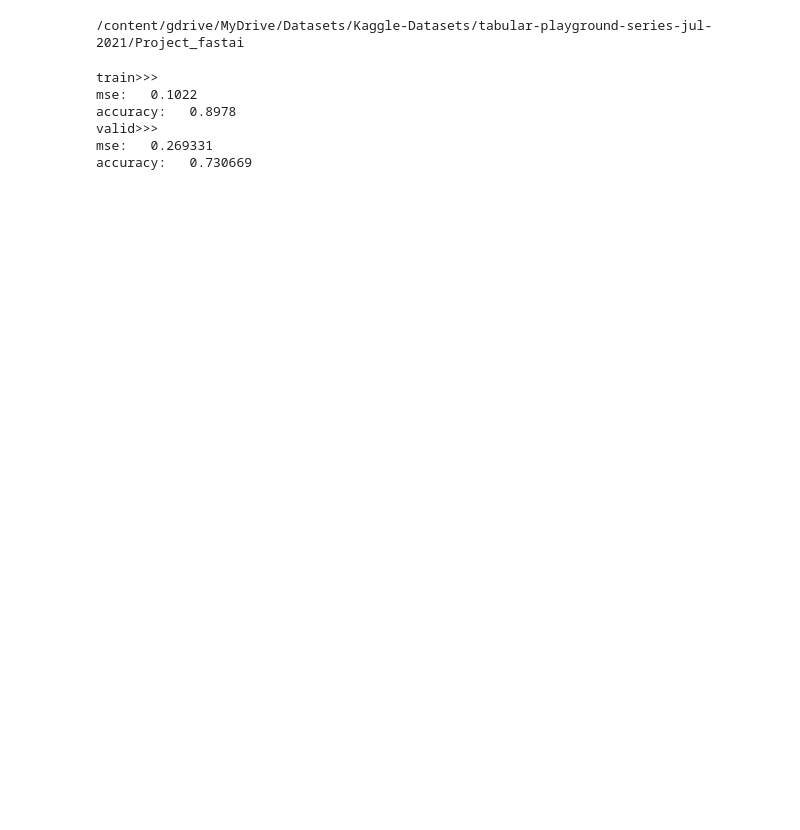
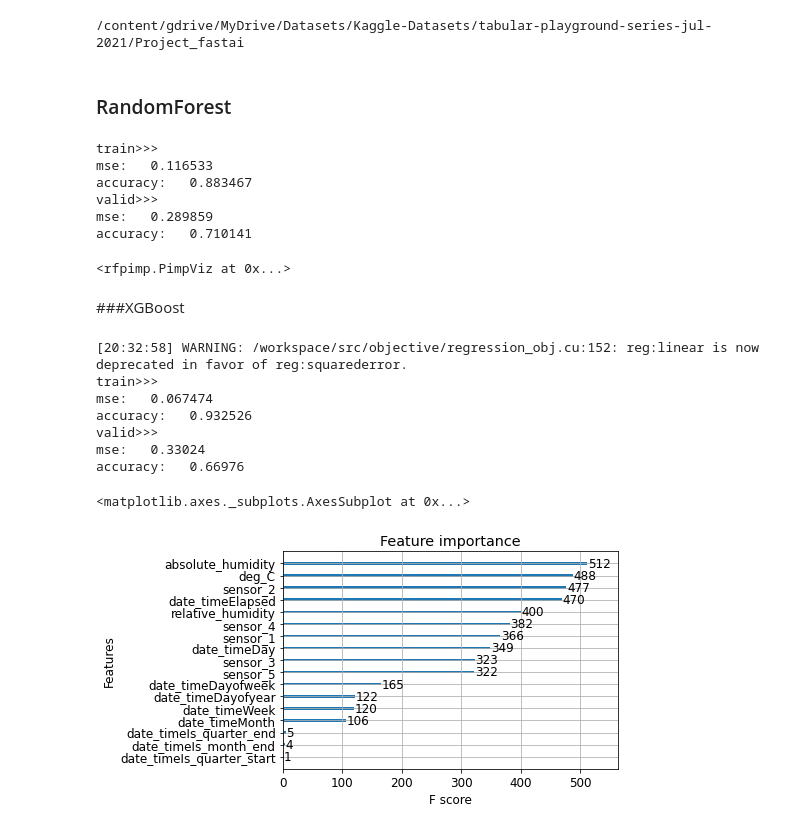
Before and after one commit to somayehpakdel/predicting_air_pollution_measurements, a Jupyter notebook: predicting_air_pollution_measurements.ipynb, the cells around one changed output. Drawn from its saved outputs; the diff is of its cells as text; code cells hidden in the pictures; blank space fills up the shorter version.

Commit message:
Adding three model

```diff
--- a/predicting_air_pollution_measurements.ipynb
+++ b/predicting_air_pollution_measurements.ipynb
@@ -146,7 +114,0 @@ splits=(list(train_idx),list(valid_idx))
-# %%
-dep_var='target_carbon_monoxide'
-cont,cat = cont_cat_split(df,1,dep_var=dep_var)
-print('continuouse',cont)
-print('categorical',cat)
-procs=[Categorify,FillMissing]
-to=TabularPandas(df,procs,cat,cont,y_names=dep_var,splits=splits)
@@ -190,3 +116,0 @@ save_pickle('/content/drive/MyDrive/Datasets/Kaggle-Datasets/tabular-playground-
-# %%
-path_to='/content/drive/MyDrive/Datasets/Kaggle-Datasets/tabular-playground-series-jul-2021/Project_fastai/to1.pkl'
-to=load_pickle(path_to)
@@ -439,2 +116,0 @@ cont,cat = cont_cat_split(df, 1, dep_var=dep_var)
-# %%
-to=TabularPandas(df,procs,cat,cont,splits=splits,y_block=RegressionBlock(),y_names=dep_var)
@@ -511,11 +116,0 @@ Index(['deg_C', 'relative_humidity', 'absolute_humidity', 'sensor_1',
-# %%
-cond=(df.date_timeYear==2010) & (df.date_timeMonth<12)
-train_idx=np.where( cond)[0]
-valid_idx=np.where(~cond)[0]
-splist=(list(train_idx),list(valid_idx))
-cont,cat=cont_cat_split(df,1,dep_var)
-procs=[Categorify,FillMissing,Normalize]
-to=TabularPandas(df,cat, cont,y_names=dep_var,splits=splist)
-xs,y=to.train.xs,to.train.y.ravel()
-valid_xs,valid_y=to.valid.xs,to.valid.y.ravel()
-len(y),len(valid_y)
@@ -586,17 +125,32 @@ class xgb():
+# %% [markdown]
+### RandomForest
 # %%
-m=Randomforest(n_estimators=40, min_samples_leaf=15,
+m1=Randomforest(n_estimators=40, min_samples_leaf=15,
         max_samples=1500, max_features=0.5, n_jobs=-1, oob_score=True)
-m.model(xs,y)
-print('train>>>')
-m.model_rmse(xs,y)
-m.model_accuracy(xs,y)
-print('valid>>>')
-m.model_rmse(valid_xs,valid_y)
-m.model_accuracy(valid_xs,valid_y)
+forest_preds=implement(m1,to)
+m1.importance(valid_xs,to.valid.y)
 # %% [output]
 train>>>
-mse:   0.1022
-accuracy:   0.8978
+mse:   0.116533
+accuracy:   0.883467
 valid>>>
-mse:   0.269331
-accuracy:   0.730669
+mse:   0.289859
+accuracy:   0.710141
+<rfpimp.PimpViz at 0x...>
+# %% [markdown]
+###XGBoost
+# %%
+m2=xgbreg(n_estimators=100,learning_rate = .1,max_depth = 6,n_jobs = -1,
+      early_stopping_rounds=10,subsample=0.5)
+xgb_preds=implement(m2,to)
+m2.importance()
+# %% [output]
+[20:32:58] WARNING: /workspace/src/objective/regression_obj.cu:152: reg:linear is now deprecated in favor of reg:squarederror.
+train>>>
+mse:   0.067474
+accuracy:   0.932526
+valid>>>
+mse:   0.33024
+accuracy:   0.66976
+<matplotlib.axes._subplots.AxesSubplot at 0x...>
+[figure, added]
```
Also changed, not shown: parts of 99 cells of this notebook.
